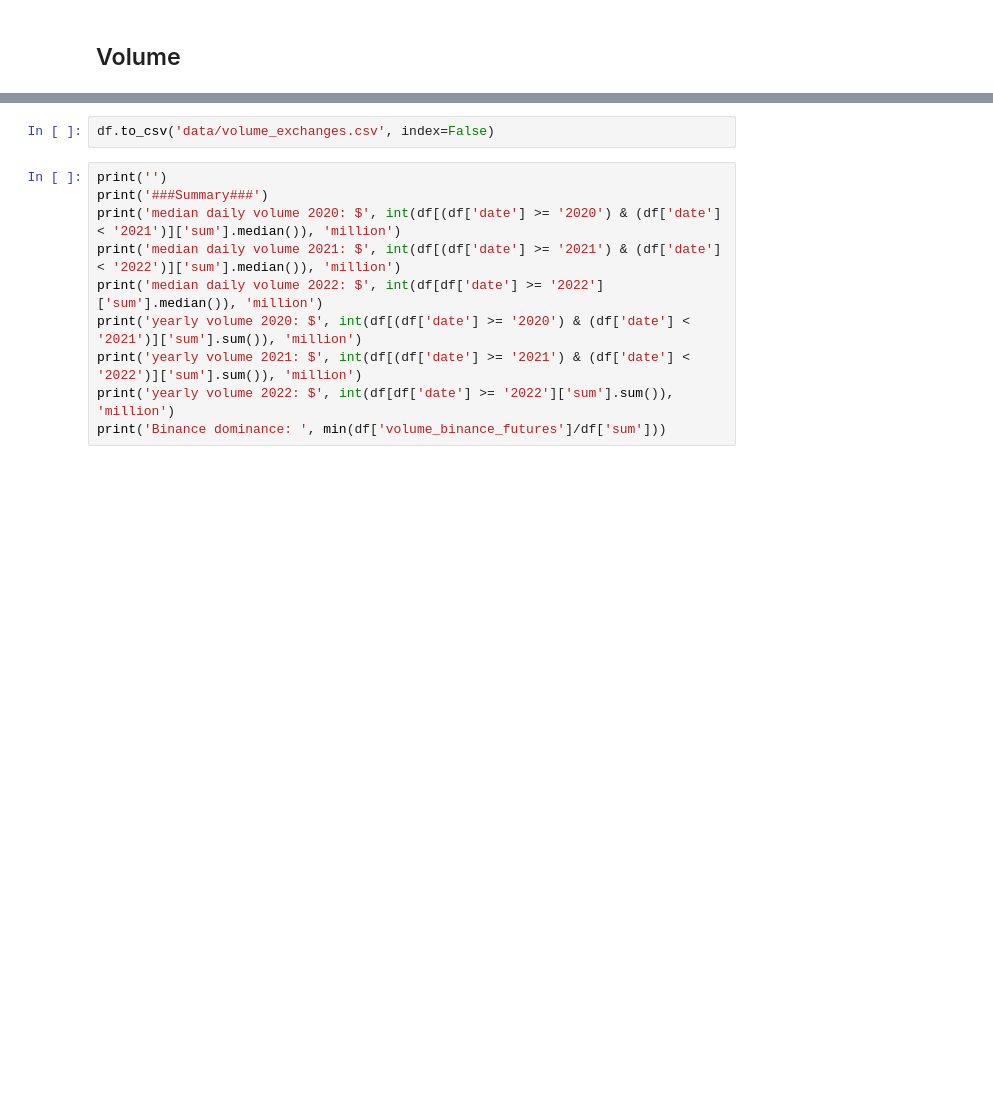
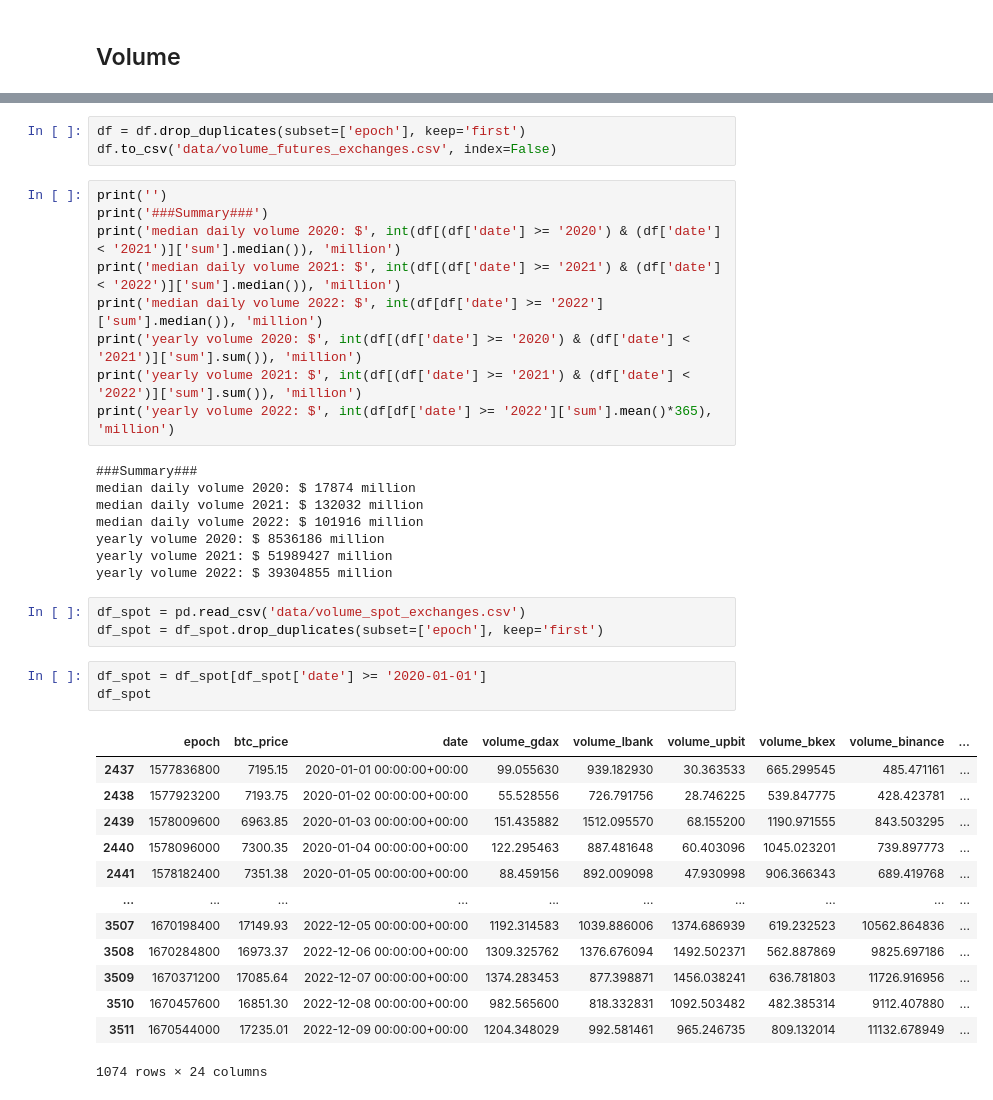
Before and after one commit to vivowa/perpetuals, a Jupyter notebook: coingecko_exchanges.ipynb, the cells around one changed output, grey strips where cells are left out. Saved outputs shown, nothing was run; the diff lists cells and outputs as text; blank space fills up the shorter version.

```diff
--- a/coingecko_exchanges.ipynb
+++ b/coingecko_exchanges.ipynb
@@ -150,5 +331,6 @@ df.drop(3229, inplace=True)
 # %%
-df.to_csv('data/volume_exchanges.csv', index=False)
+df = df.drop_duplicates(subset=['epoch'], keep='first')
+df.to_csv('data/volume_futures_exchanges.csv', index=False)
 # %%
 print('')
 print('###Summary###')
@@ -157,5 +339,32 @@ print('median daily volume 2021: $', int(df[(df['date'] >= '2021') & (df['date']
 print('median daily volume 2022: $', int(df[df['date'] >= '2022']['sum'].median()), 'million')
 print('yearly volume 2020: $', int(df[(df['date'] >= '2020') & (df['date'] < '2021')]['sum'].sum()), 'million')
 print('yearly volume 2021: $', int(df[(df['date'] >= '2021') & (df['date'] < '2022')]['sum'].sum()), 'million')
-print('yearly volume 2022: $', int(df[df['date'] >= '2022']['sum'].sum()), 'million')
-print('Binance dominance: ', min(df['volume_binance_futures']/df['sum']))
+print('yearly volume 2022: $', int(df[df['date'] >= '2022']['sum'].mean()*365), 'million')
+# %% [output]
+###Summary###
+median daily volume 2020: $ 17874 million
+median daily volume 2021: $ 132032 million
+median daily volume 2022: $ 101916 million
+yearly volume 2020: $ 8536186 million
+yearly volume 2021: $ 51989427 million
+yearly volume 2022: $ 39304855 million
+# %%
+df_spot = pd.read_csv('data/volume_spot_exchanges.csv')
+df_spot = df_spot.drop_duplicates(subset=['epoch'], keep='first')
+# %%
+df_spot = df_spot[df_spot['date'] >= '2020-01-01']
+df_spot
+# %% [output]
+|  | epoch | btc_price | date | volume_gdax | volume_lbank | volume_upbit | volume_bkex | volume_binance | ... |
+| 2437 | 1577836800 | 7195.15 | 2020-01-01 00:00:00+00:00 | 99.055630 | 939.182930 | 30.363533 | 665.299545 | 485.471161 | ... |
+| 2438 | 1577923200 | 7193.75 | 2020-01-02 00:00:00+00:00 | 55.528556 | 726.791756 | 28.746225 | 539.847775 | 428.423781 | ... |
+| 2439 | 1578009600 | 6963.85 | 2020-01-03 00:00:00+00:00 | 151.435882 | 1512.095570 | 68.155200 | 1190.971555 | 843.503295 | ... |
+| 2440 | 1578096000 | 7300.35 | 2020-01-04 00:00:00+00:00 | 122.295463 | 887.481648 | 60.403096 | 1045.023201 | 739.897773 | ... |
+| 2441 | 1578182400 | 7351.38 | 2020-01-05 00:00:00+00:00 | 88.459156 | 892.009098 | 47.930998 | 906.366343 | 689.419768 | ... |
+| ... | ... | ... | ... | ... | ... | ... | ... | ... | ... |
+| 3507 | 1670198400 | 17149.93 | 2022-12-05 00:00:00+00:00 | 1192.314583 | 1039.886006 | 1374.686939 | 619.232523 | 10562.864836 | ... |
+| 3508 | 1670284800 | 16973.37 | 2022-12-06 00:00:00+00:00 | 1309.325762 | 1376.676094 | 1492.502371 | 562.887869 | 9825.697186 | ... |
+| 3509 | 1670371200 | 17085.64 | 2022-12-07 00:00:00+00:00 | 1374.283453 | 877.398871 | 1456.038241 | 636.781803 | 11726.916956 | ... |
+| 3510 | 1670457600 | 16851.30 | 2022-12-08 00:00:00+00:00 | 982.565600 | 818.332831 | 1092.503482 | 482.385314 | 9112.407880 | ... |
+| 3511 | 1670544000 | 17235.01 | 2022-12-09 00:00:00+00:00 | 1204.348029 | 992.581461 | 965.246735 | 809.132014 | 11132.678949 | ... |
+1074 rows × 24 columns
```
Also changed, not shown: parts of 36 cells of this notebook, 8 other files.
